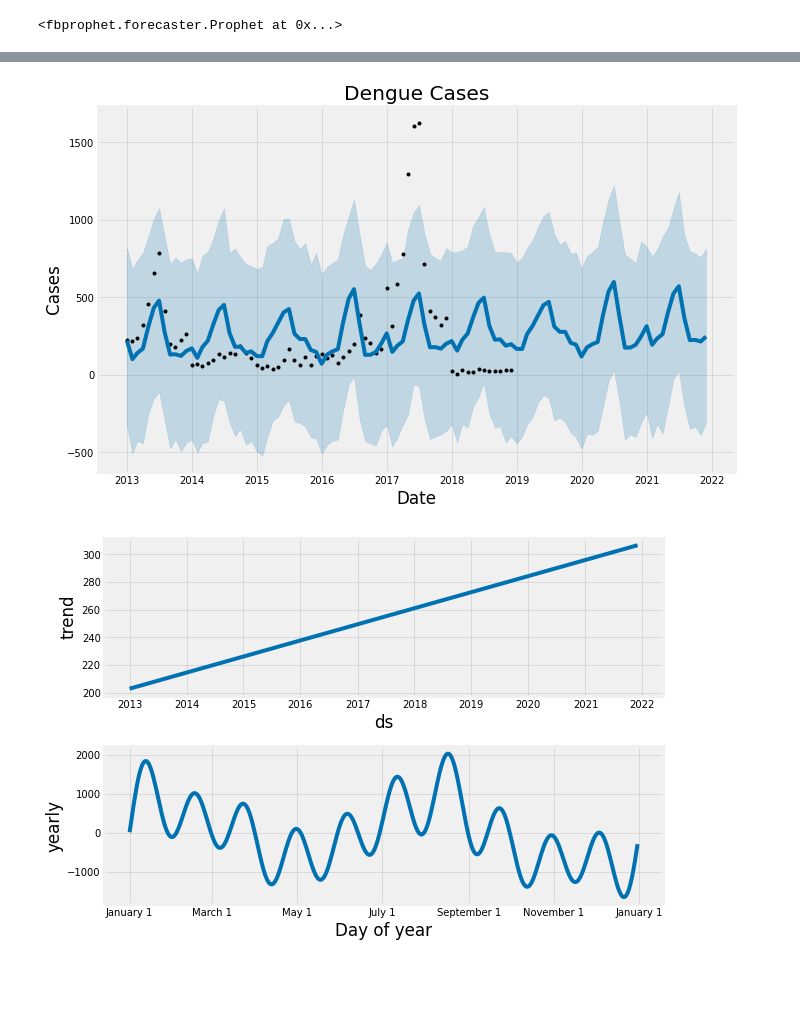
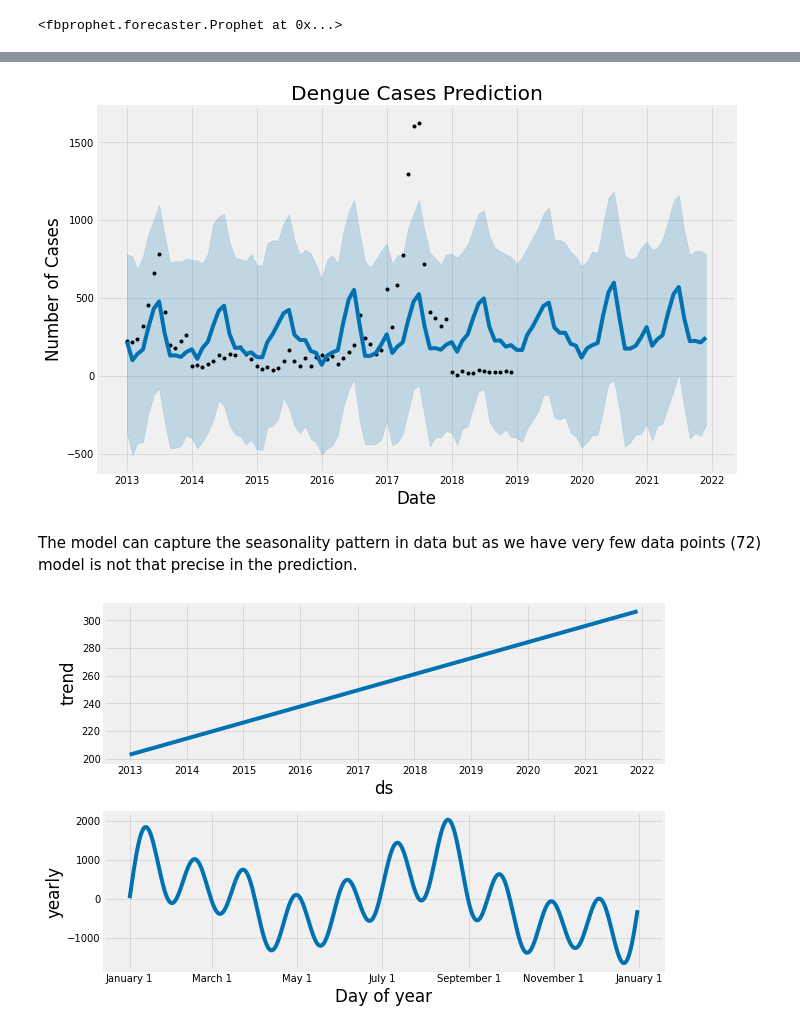
Before and after one commit to jose-vincent/denguePrediction_timeSeries-analysis, a Jupyter notebook: Prophet.ipynb, the cells around one changed output, grey strips where cells are left out. Cells and saved outputs as stored; diff of their text form; code cells hidden in the pictures; blank space fills up the shorter version.

```diff
--- a/Prophet.ipynb
+++ b/Prophet.ipynb
@@ -17,3 +21,6 @@ data = pd.read_csv('/home/prodigalson/J Files/Project - Time Series/data.csv',se
+# %%
+path = os.getcwd()
+data = pd.read_csv(os.path.join(path, 'data.csv'),sep=';')
 # %%
 data['DOR'] = pd.to_datetime(data['DOR'])
 data.head()
@@ -71,5 +86,6 @@ INFO:fbprophet:Disabling weekly seasonality. Run prophet with weekly_seasonality
 INFO:fbprophet:Disabling daily seasonality. Run prophet with daily_seasonality=True to override this.
 <fbprophet.forecaster.Prophet at 0x...>
 # %%
-ts__forecast = ts_model.make_future_dataframe(periods=36, freq='MS')
- = ts_model.predict(ts__forecast)
+ts_forecast = ts_model.make_future_dataframe(periods=36, freq='MS')
+ts_pred = ts_model.predict(ts_forecast)
+ts_pred
@@ -76,6 +106,8 @@ ts__forecast = ts_model.make_future_dataframe(periods=36, freq='MS')
 # %%
-ts_model.plot(ts_forecast, xlabel = 'Date', ylabel = 'Cases')
-plt.title('Dengue Cases');
+ts_model.plot(ts_pred, xlabel = 'Date', ylabel = 'Number of Cases')
+plt.title('Dengue Cases Prediction');
 # %% [output]
-[figure, old version]
+[figure, new version]
+# %% [markdown]
+The model can capture the seasonality pattern in data but as we have very few data points (72) model is not that precise in the prediction.
 # %%
```
Also changed, not shown: parts of 16 cells of this notebook.
